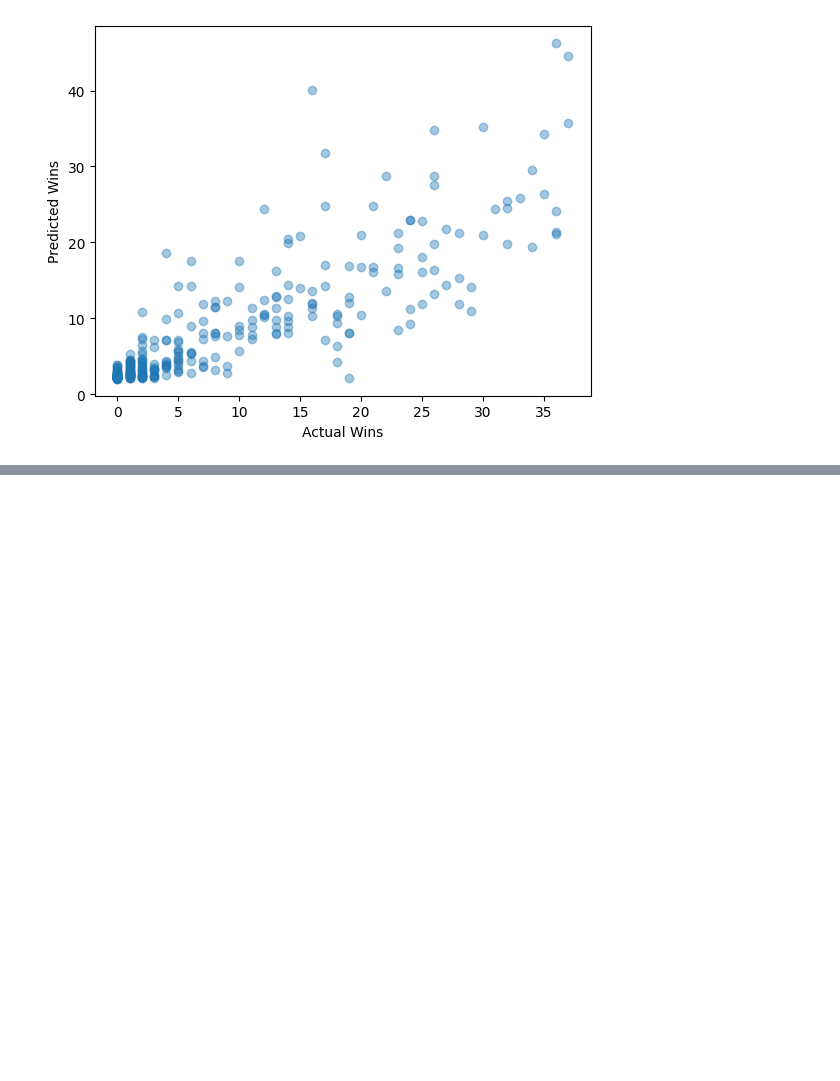
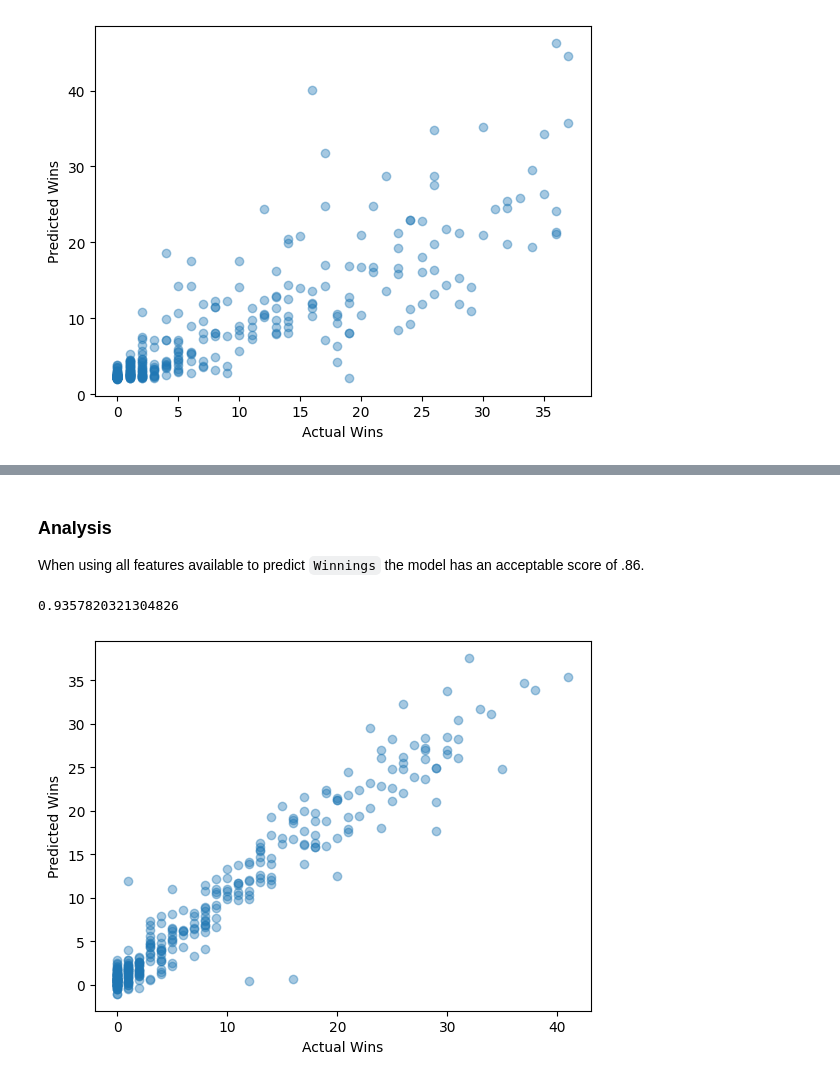
Before and after one commit to j591fletcher/Tennis-Ace, a Jupyter notebook: tennis_proj.ipynb, the cells around one changed output, grey strips where cells are left out. Saved outputs shown, nothing was run; the diff lists cells and outputs as text; code cells hidden in the pictures; blank space fills up the shorter version.

```diff
--- a/tennis_proj.ipynb
+++ b/tennis_proj.ipynb
@@ -157,0 +245,40 @@ When combining the previous Linear Regression models created based on a single f
+# %% [markdown]
+### Analysis
+When using all features available to predict `Winnings` the model has an acceptable score of .86.
+# %%
+## perform multiple feature linear regressions here:
+#
+
+#setting feature and outcome
+feature = stats[['FirstServe','FirstServePointsWon','FirstServeReturnPointsWon',
+'SecondServePointsWon','SecondServeReturnPointsWon','Aces',
+'BreakPointsConverted','BreakPointsFaced','BreakPointsOpportunities',
+'BreakPointsSaved','DoubleFaults','ReturnGamesPlayed','ReturnGamesWon',
+'ReturnPointsWon','ServiceGamesPlayed','ServiceGamesWon','TotalPointsWon',
+'TotalServicePointsWon']]
+outcome = stats[["Wins"]]
+
+
+#splitting training and test data
+feature_train, feature_test, outcome_train, outcome_test = (train_test_split(feature, outcome, train_size=0.8))
+
+#creating model and training model on training data
+model = LinearRegression()
+model.fit(feature_train,outcome_train)
+
+#calculating score (coefficient of determination)
+model.score(feature_test,outcome_test)
+print(model.score(feature_test,outcome_test))
+# score = 0.65
+
+#prediction
+prediction = model.predict(feature_test)
+plt.scatter(outcome_test,prediction, alpha=0.4)
+
+
+plt.xlabel("Actual Wins")
+plt.ylabel("Predicted Wins")
+plt.show()
+# %% [output]
+0.9357820321304826
+[figure, added]
```
Also changed, not shown: parts of 10 cells of this notebook.
